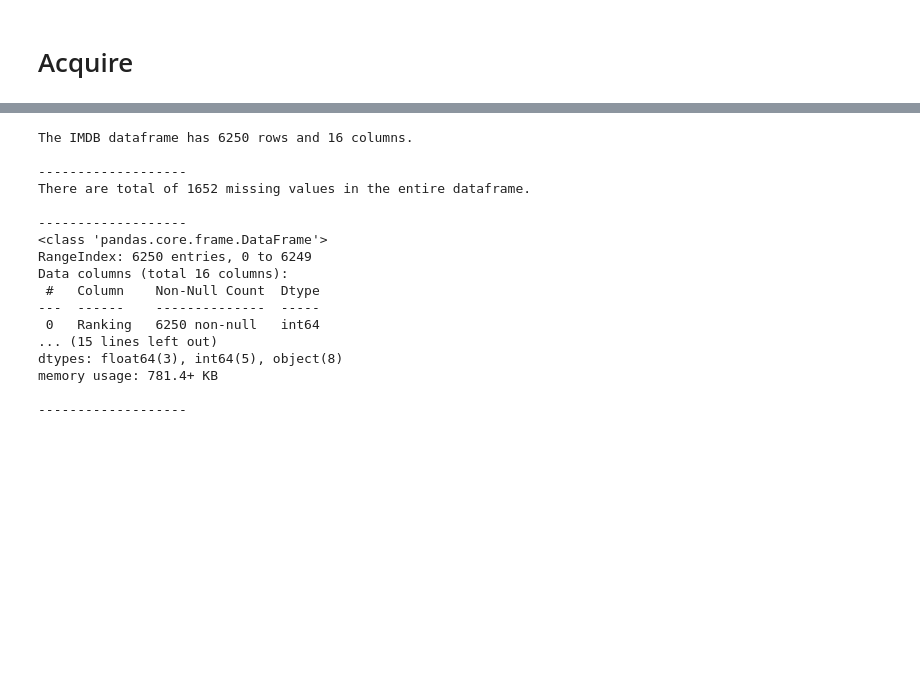
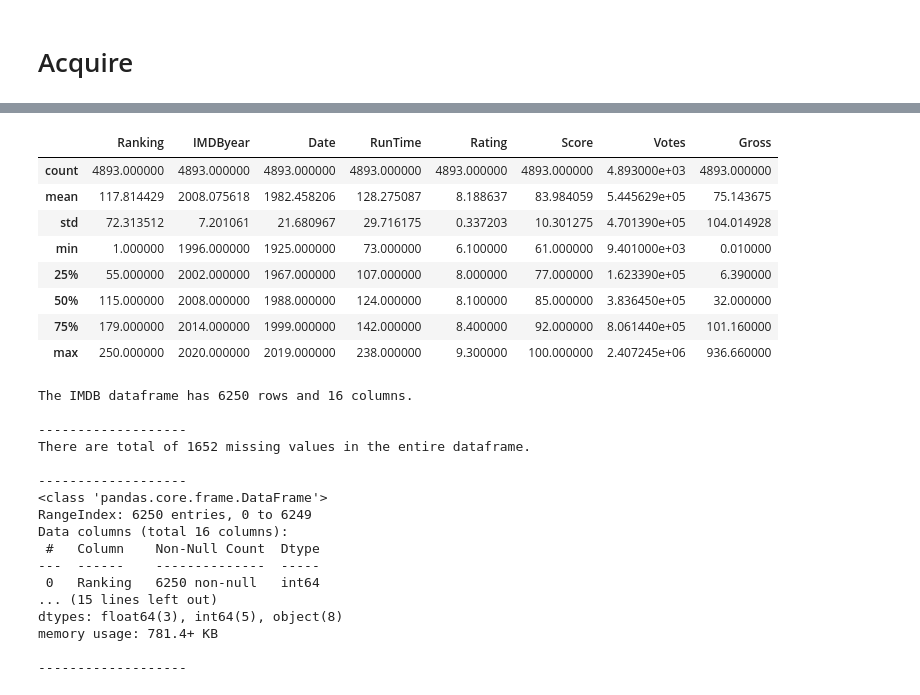
Before and after one commit to mariamnaqvi/predicting-movie-ratings, a Jupyter notebook: final_report_imdb_ratings.ipynb, the cells around one changed output, grey strips where cells are left out. Saved outputs shown, nothing was run; the diff lists cells and outputs as text; code cells hidden in the pictures; blank space fills up the shorter version.

```diff
--- a/final_report_imdb_ratings.ipynb
+++ b/final_report_imdb_ratings.ipynb
@@ -80,6 +80,20 @@ df.head()
 | 2 | 3 | 1996 | /title/tt0117951/ | Trainspotting | 1996 | 93 | Drama | 8.1 | 83.0 | 645186 | 16.50 | ... |
 | 3 | 4 | 1996 | /title/tt0114814/ | The Usual Suspects | 1995 | 106 | Crime, Mystery, Thriller | 8.5 | 77.0 | 1010775 | 23.34 | ... |
 | 4 | 5 | 1996 | /title/tt0108598/ | The Wrong Trousers | 1993 | 30 | Animation, Short, Comedy | 8.3 | NaN | 51747 | NaN | ... |
+# %%
+# summary stats
+
+df.describe()
+# %% [output]
+|  | Ranking | IMDByear | Date | RunTime | Rating | Score | Votes | Gross |
+| count | 4893.000000 | 4893.000000 | 4893.000000 | 4893.000000 | 4893.000000 | 4893.000000 | 4.893000e+03 | 4893.000000 |
+| mean | 117.814429 | 2008.075618 | 1982.458206 | 128.275087 | 8.188637 | 83.984059 | 5.445629e+05 | 75.143675 |
+| std | 72.313512 | 7.201061 | 21.680967 | 29.716175 | 0.337203 | 10.301275 | 4.701390e+05 | 104.014928 |
+| min | 1.000000 | 1996.000000 | 1925.000000 | 73.000000 | 6.100000 | 61.000000 | 9.401000e+03 | 0.010000 |
+| 25% | 55.000000 | 2002.000000 | 1967.000000 | 107.000000 | 8.000000 | 77.000000 | 1.623390e+05 | 6.390000 |
+| 50% | 115.000000 | 2008.000000 | 1988.000000 | 124.000000 | 8.100000 | 85.000000 | 3.836450e+05 | 32.000000 |
+| 75% | 179.000000 | 2014.000000 | 1999.000000 | 142.000000 | 8.400000 | 92.000000 | 8.061440e+05 | 101.160000 |
+| max | 250.000000 | 2020.000000 | 2019.000000 | 238.000000 | 9.300000 | 100.000000 | 2.407245e+06 | 936.660000 |
 # %%
 # summarize the df
 
```
Also changed, not shown: parts of 1 cell of this notebook.
